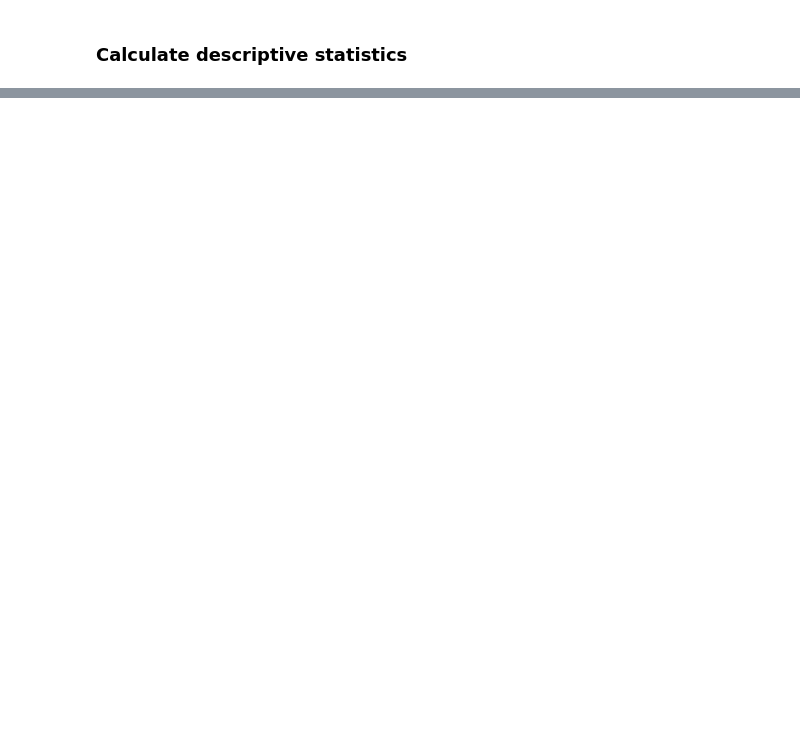
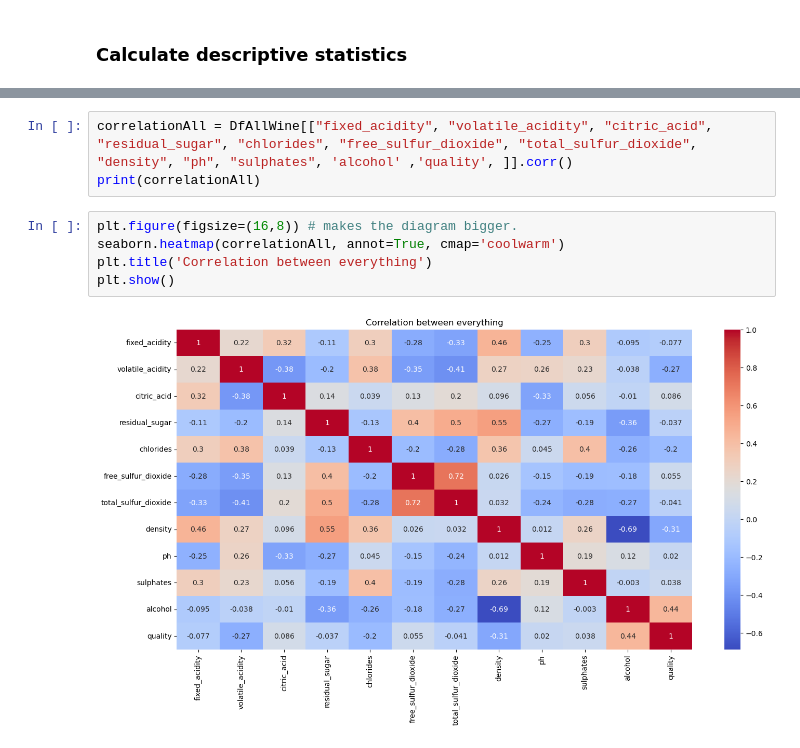
Before and after one commit to Hunkstaban/BIMiniProjects, a Jupyter notebook: MiniProject2/workbooks/wineExploreDataTobyEmil.ipynb, the cells around one changed output, grey strips where cells are left out. Drawn from its saved outputs; the diff is of its cells as text; blank space fills up the shorter version.

```diff
--- a/MiniProject2/workbooks/wineExploreDataTobyEmil.ipynb
+++ b/MiniProject2/workbooks/wineExploreDataTobyEmil.ipynb
@@ -146,0 +274,10 @@ TypeError: 'Categorical' with dtype category does not support reduction 'mean'
+# %%
+correlationAll = DfAllWine[["fixed_acidity", "volatile_acidity", "citric_acid", "residual_sugar", "chlorides", "free_sulfur_dioxide", "total_sulfur_dioxide", "density", "ph", "sulphates", 'alcohol' ,'quality', ]].corr()
+print(correlationAll)
+# %%
+plt.figure(figsize=(16,8)) # makes the diagram bigger.
+seaborn.heatmap(correlationAll, annot=True, cmap='coolwarm')
+plt.title('Correlation between everything')
+plt.show()
+# %% [output]
+[figure, added]
```
Also changed, not shown: parts of 19 cells of this notebook.
